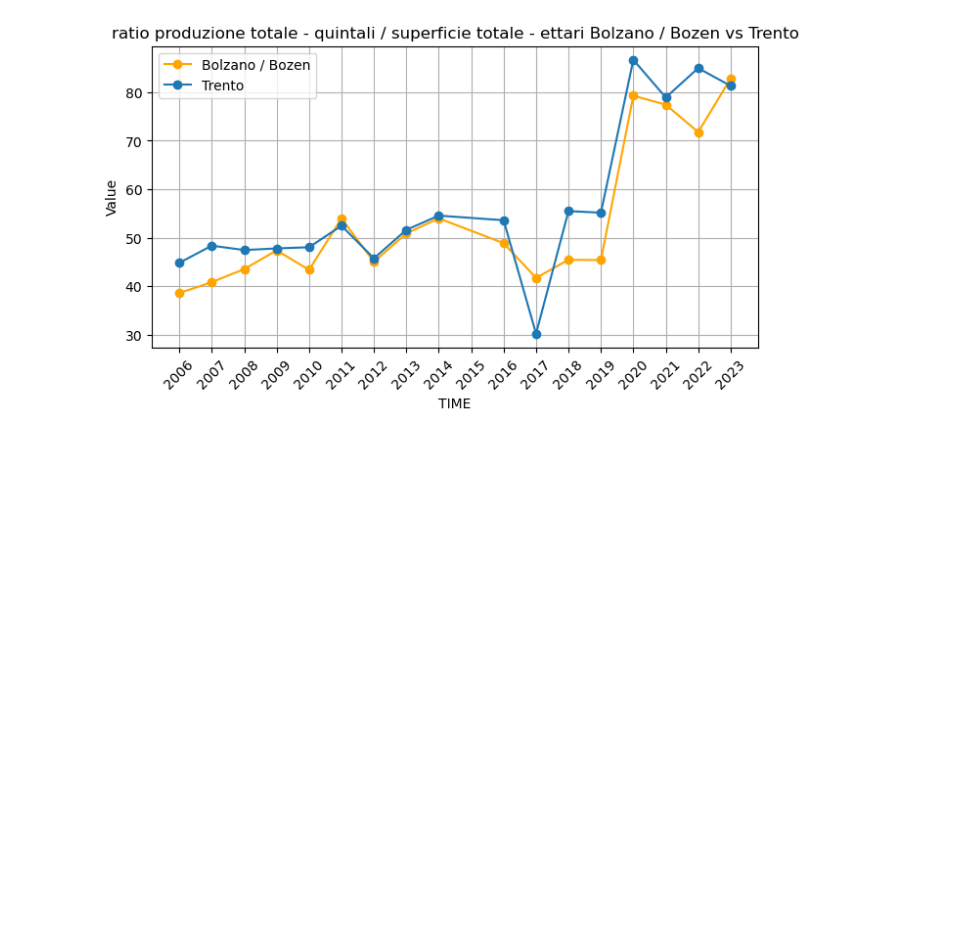
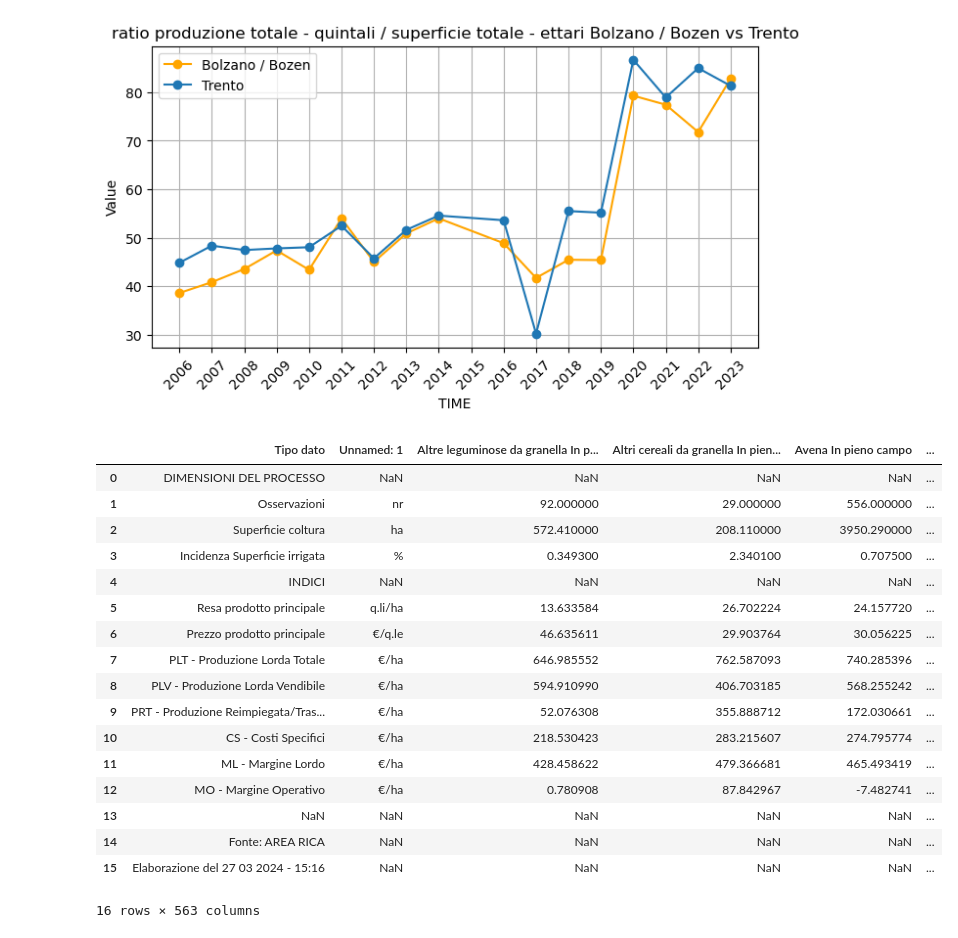
Before and after one commit to AntonioDonnangelo/italian_agriculture_and_protests_analysis, a Jupyter notebook: Data_understanding_ISTAT.ipynb, the cells around one changed output. Cells and saved outputs as stored; diff of their text form; code cells hidden in the pictures; blank space fills up the shorter version.

```diff
--- a/Data_understanding_ISTAT.ipynb
+++ b/Data_understanding_ISTAT.ipynb
@@ -263,3 +300,27 @@ plt.show()
 [figure]
 [figure]
 [figure]
+# %%
+# dati RICA
+data = pd.read_excel("Report_Analisi_settoriale_colture_2022.xlsx", header = 4)
+data.rename(columns={ data.columns[0]: "Tipo dato" }, inplace = True)
+data
+# %% [output]
+|  | Tipo dato | Unnamed: 1 | Altre leguminose da granella In p... | Altri cereali da granella In pien... | Avena In pieno campo | ... |
+| 0 | DIMENSIONI DEL PROCESSO | NaN | NaN | NaN | NaN | ... |
+| 1 | Osservazioni | nr | 92.000000 | 29.000000 | 556.000000 | ... |
+| 2 | Superficie coltura | ha | 572.410000 | 208.110000 | 3950.290000 | ... |
+| 3 | Incidenza Superficie irrigata | % | 0.349300 | 2.340100 | 0.707500 | ... |
+| 4 | INDICI | NaN | NaN | NaN | NaN | ... |
+| 5 | Resa prodotto principale | q.li/ha | 13.633584 | 26.702224 | 24.157720 | ... |
+| 6 | Prezzo prodotto principale | €/q.le | 46.635611 | 29.903764 | 30.056225 | ... |
+| 7 | PLT - Produzione Lorda Totale | €/ha | 646.985552 | 762.587093 | 740.285396 | ... |
+| 8 | PLV - Produzione Lorda Vendibile | €/ha | 594.910990 | 406.703185 | 568.255242 | ... |
+| 9 | PRT - Produzione Reimpiegata/Tras... | €/ha | 52.076308 | 355.888712 | 172.030661 | ... |
+| 10 | CS - Costi Specifici | €/ha | 218.530423 | 283.215607 | 274.795774 | ... |
+| 11 | ML - Margine Lordo | €/ha | 428.458622 | 479.366681 | 465.493419 | ... |
+| 12 | MO - Margine Operativo | €/ha | 0.780908 | 87.842967 | -7.482741 | ... |
+| 13 | NaN | NaN | NaN | NaN | NaN | ... |
+| 14 | Fonte: AREA RICA | NaN | NaN | NaN | NaN | ... |
+| 15 | Elaborazione del 27 03 2024 - 15:16 | NaN | NaN | NaN | NaN | ... |
+16 rows × 563 columns
```
Also changed, not shown: parts of 34 cells of this notebook, 1 other file.
